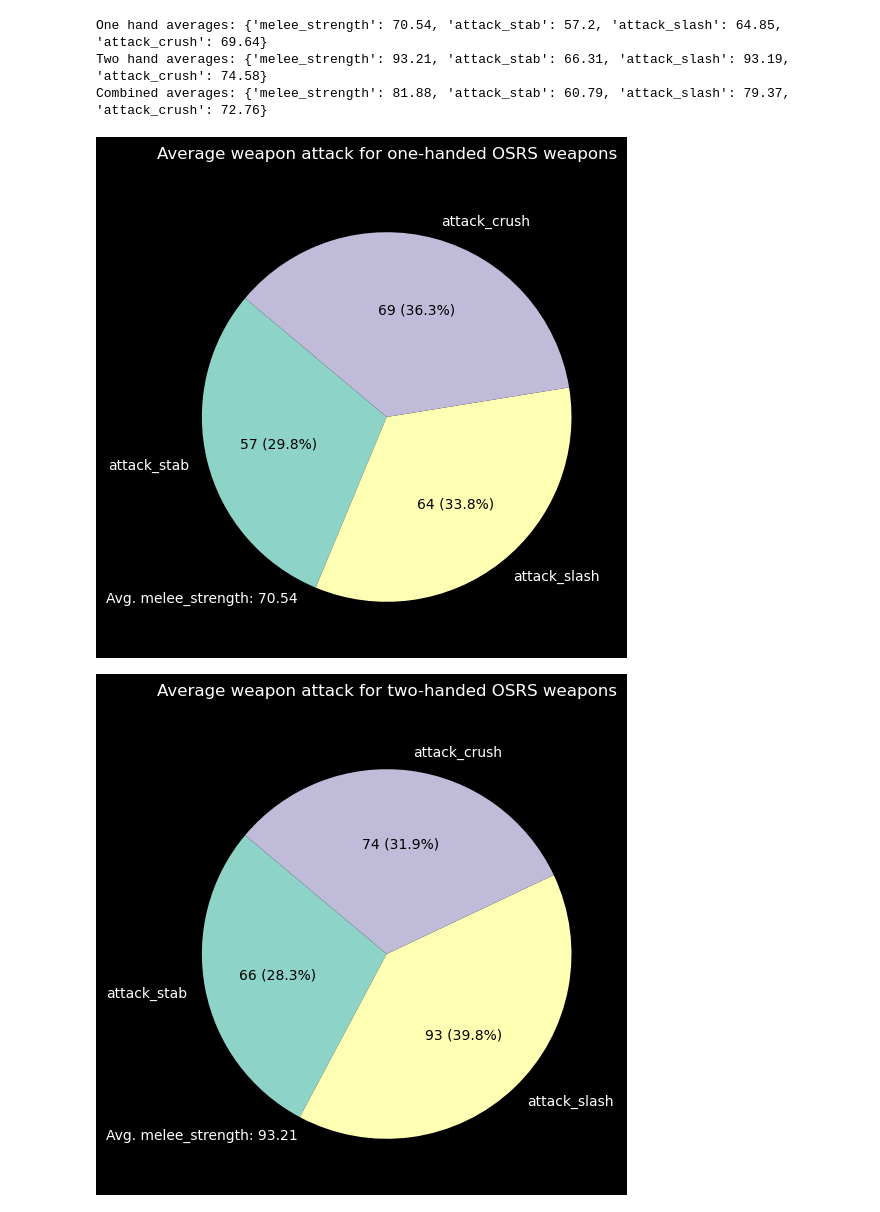
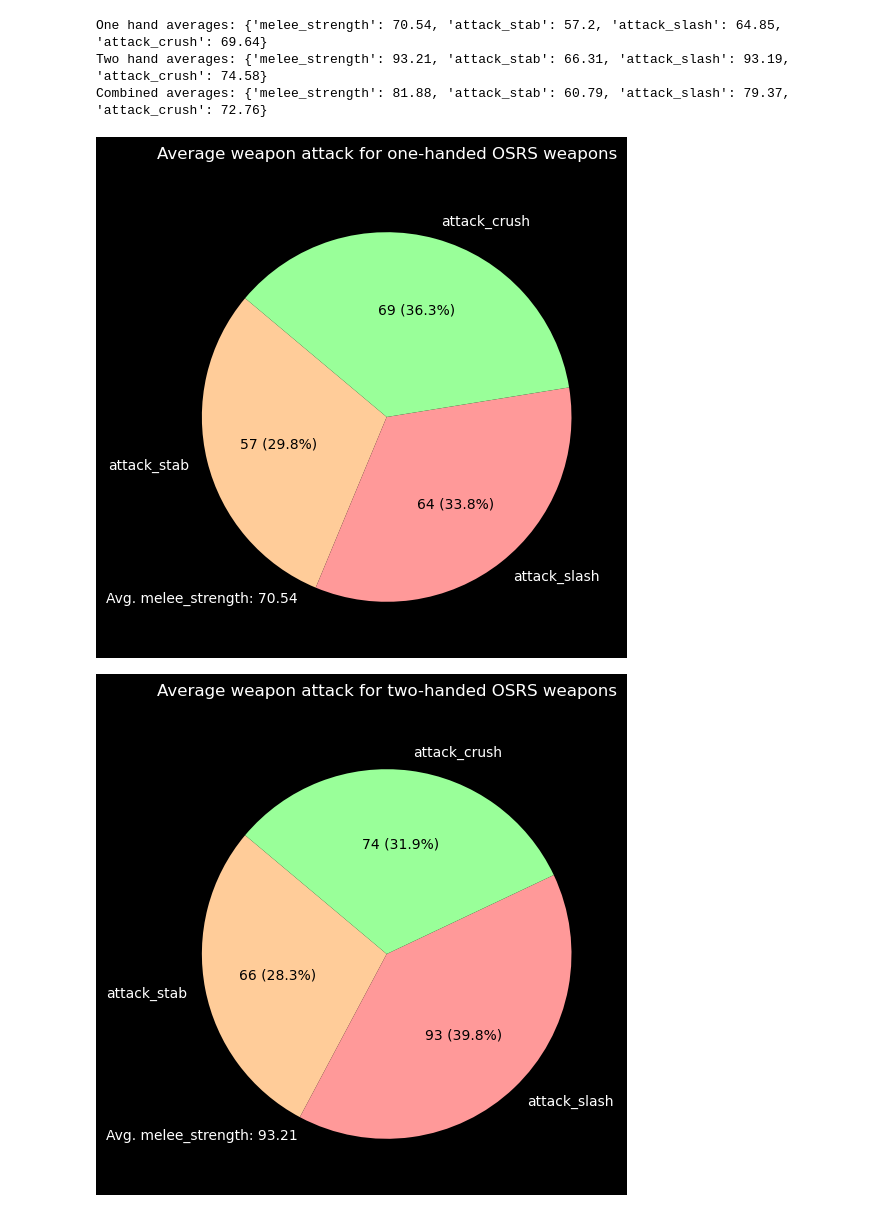
Before and after one commit to normnXT/OldSchoolRuneScapeDataVisualization, a Jupyter notebook: osrs_weapon_exploration.ipynb, the cells around one changed output. Cells and saved outputs as stored; diff of their text form; code cells hidden in the pictures.

Commit message:
consolidated plot colours

```diff
--- a/osrs_weapon_exploration.ipynb
+++ b/osrs_weapon_exploration.ipynb
@@ -121,30 +121,30 @@ Combined averages: {'melee_strength': 81.88, 'attack_stab': 60.79, 'attack_slash
 # %%
 def create_attack_pie_chart(data, title, fname):
     filtered_data = {k: v for k, v in data.items() if k != "melee_strength"}
     labels = filtered_data.keys()
     sizes = filtered_data.values()
 
     plt.style.use('dark_background')
 
     plt.figure(figsize=(8, 6))
     _, _, autotexts = plt.pie(
-        sizes, labels=labels,
+        sizes, labels=labels, colors=['#FFCC99', '#FF9999', '#99FF99'],
         autopct=lambda p: f'{int(p * sum(sizes) / 100)} ({p:.1f}%)', startangle=140
     )
 
     for autotext in autotexts:
         autotext.set_color('black')
 
     plt.title(title, pad=20)
     plt.text(-1, -1, f'Avg. melee_strength: {data["melee_strength"]}', fontsize=10, ha='center')
 
     plt.savefig(f'.\images\\{fname}.png')
     plt.show()
 
 
 create_attack_pie_chart(stat_averages, "Average weapon attack for one-handed OSRS weapons", "1h_pie")
 create_attack_pie_chart(two_hand_stat_averages, "Average weapon attack for two-handed OSRS weapons", "2h_pie")
 create_attack_pie_chart(combined_averages, "Average weapon attack for OSRS weapons", "Combined_pie")
 # %% [output]
-[figure, old version]
+[figure, new version]
-[figure, old version]
+[figure, new version]
```
Also changed, not shown: parts of 3 cells of this notebook, 20 other files.
